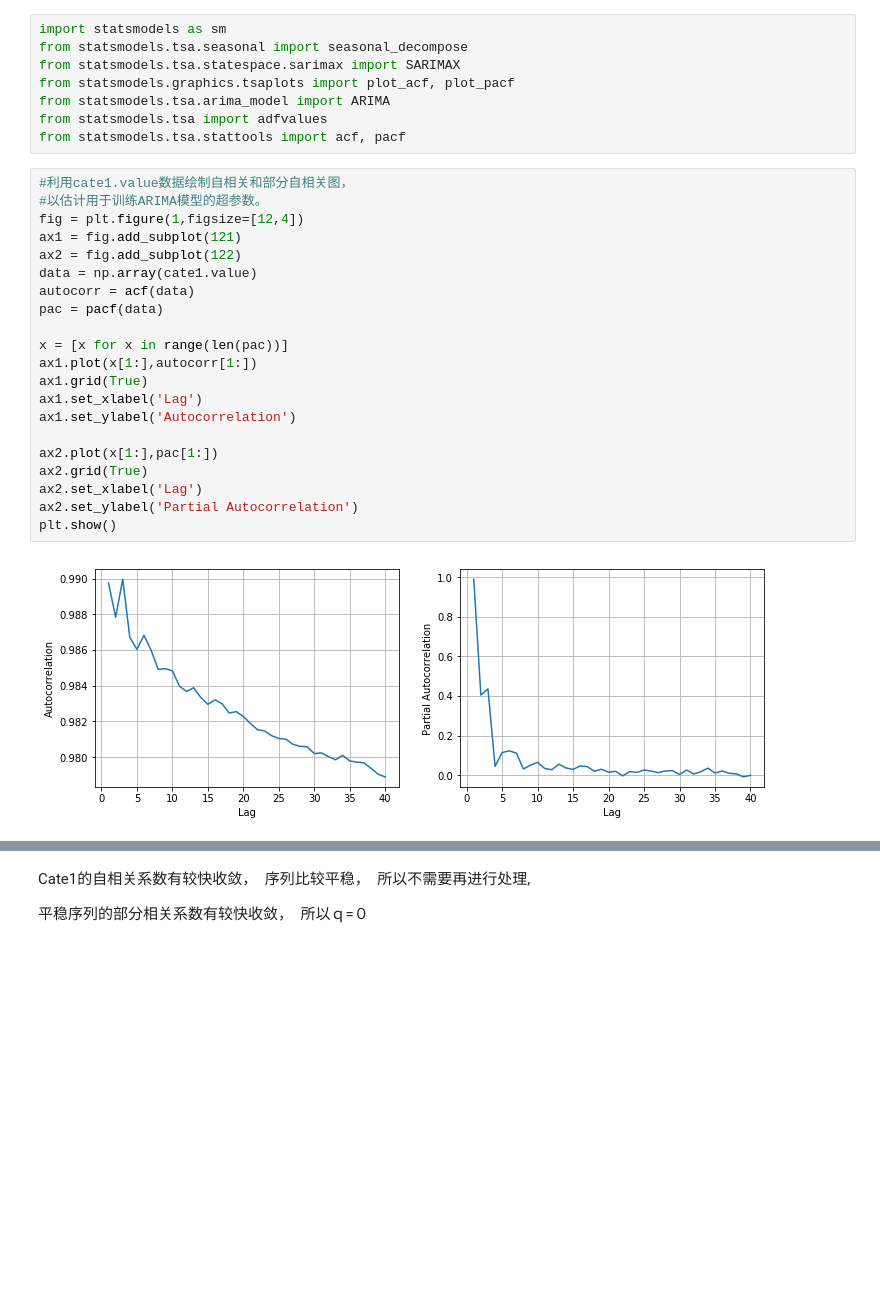
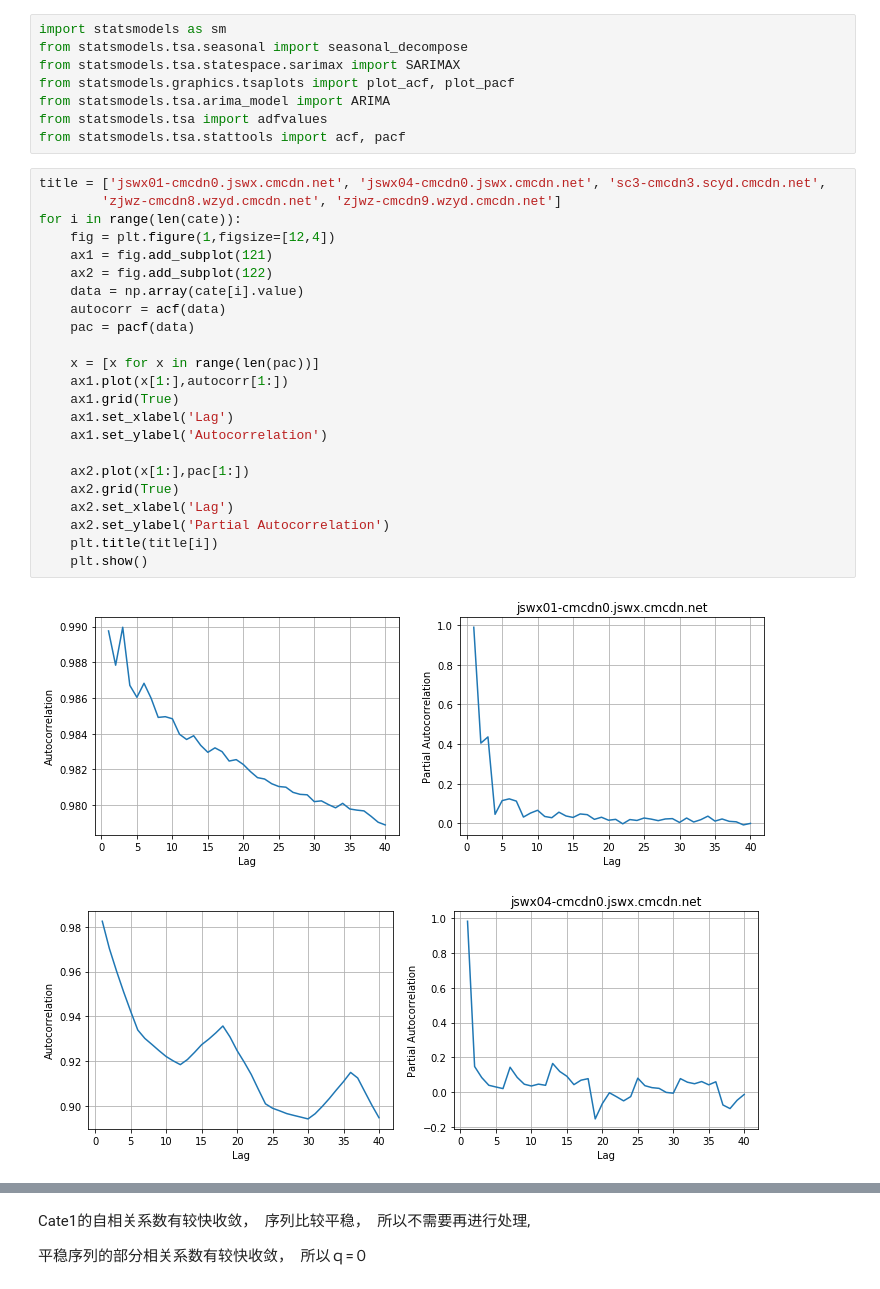
Before and after one commit to Loisssss/CDN_prediction, a Jupyter notebook: CDN_predic.ipynb, the cells around one changed output, grey strips where cells are left out. Drawn from its saved outputs; the diff is of its cells as text; blank space fills up the shorter version.

```diff
--- a/CDN_predic.ipynb
+++ b/CDN_predic.ipynb
@@ -111,25 +109,28 @@ from statsmodels.tsa.arima_model import ARIMA
 from statsmodels.tsa import adfvalues
 from statsmodels.tsa.stattools import acf, pacf
 # %%
-#利用cate1.value数据绘制自相关和部分自相关图，
-#以估计用于训练ARIMA模型的超参数。
-fig = plt.figure(1,figsize=[12,4])
-ax1 = fig.add_subplot(121)
-ax2 = fig.add_subplot(122)
-data = np.array(cate1.value)
-autocorr = acf(data)
-pac = pacf(data)
+title = ['jswx01-cmcdn0.jswx.cmcdn.net', 'jswx04-cmcdn0.jswx.cmcdn.net', 'sc3-cmcdn3.scyd.cmcdn.net',
+        'zjwz-cmcdn8.wzyd.cmcdn.net', 'zjwz-cmcdn9.wzyd.cmcdn.net']
+for i in range(len(cate)):
+    fig = plt.figure(1,figsize=[12,4])
+    ax1 = fig.add_subplot(121)
+    ax2 = fig.add_subplot(122)
+    data = np.array(cate[i].value)
+    autocorr = acf(data)
+    pac = pacf(data)
 
-x = [x for x in range(len(pac))]
-ax1.plot(x[1:],autocorr[1:])
-ax1.grid(True)
-ax1.set_xlabel('Lag')
-ax1.set_ylabel('Autocorrelation')
+    x = [x for x in range(len(pac))]
+    ax1.plot(x[1:],autocorr[1:])
+    ax1.grid(True)
+    ax1.set_xlabel('Lag')
+    ax1.set_ylabel('Autocorrelation')
 
-ax2.plot(x[1:],pac[1:])
-ax2.grid(True)
-ax2.set_xlabel('Lag')
-ax2.set_ylabel('Partial Autocorrelation')
-plt.show()
+    ax2.plot(x[1:],pac[1:])
+    ax2.grid(True)
+    ax2.set_xlabel('Lag')
+    ax2.set_ylabel('Partial Autocorrelation')
+    plt.title(title[i])
+    plt.show()
 # %% [output]
-[figure, old version]
+[figure, new version]
+[figure, added]
```
Also changed, not shown: parts of 23 cells of this notebook.
